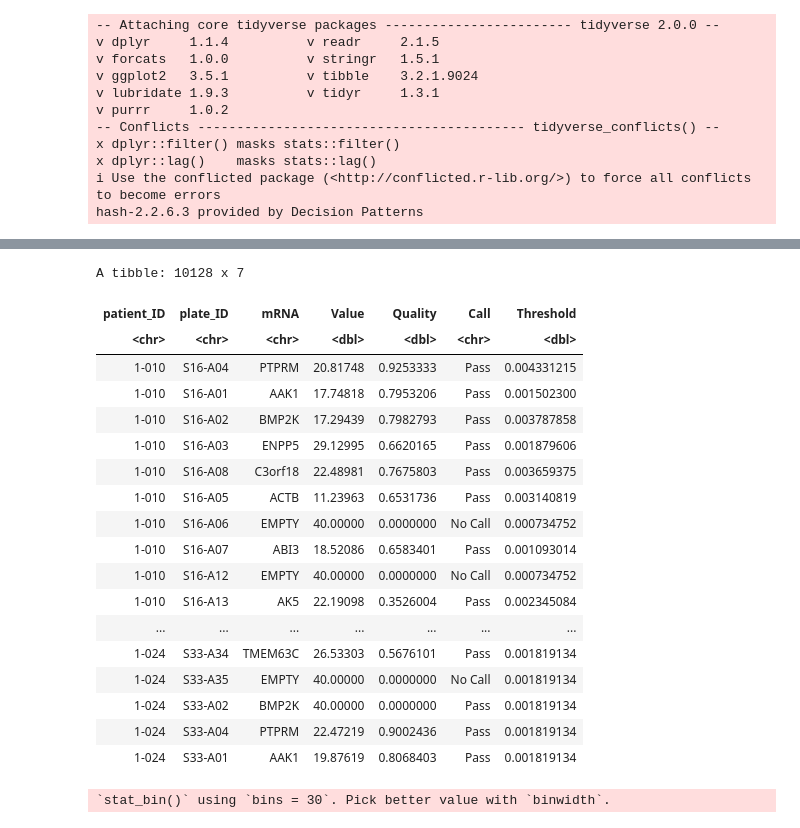
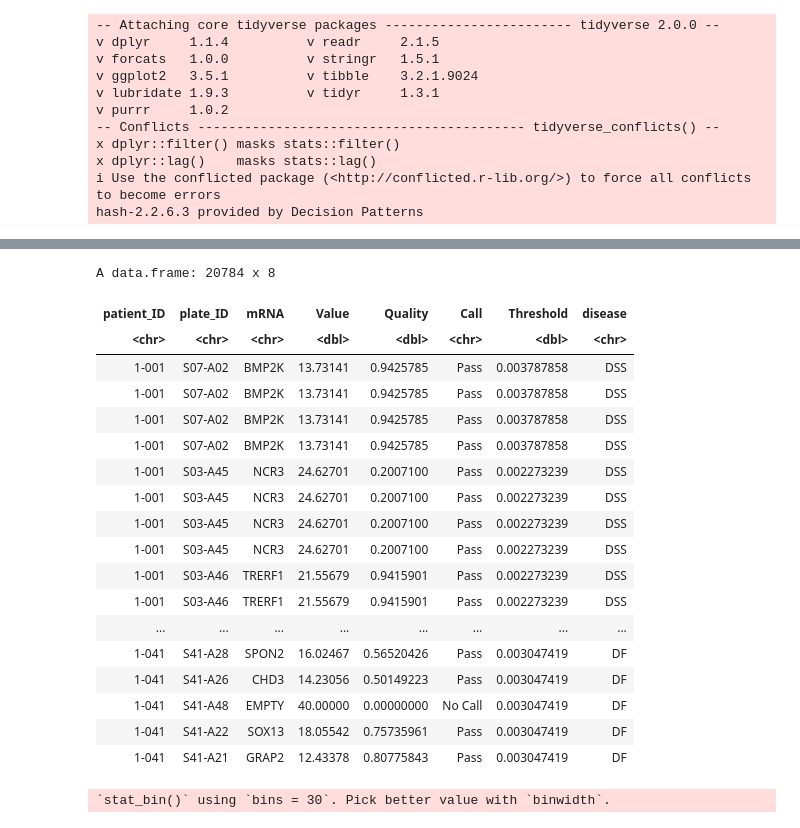
Before and after one commit to ChaosDonkey06/Stats-ML4Genomics, a Jupyter notebook: logistic_regression_R.ipynb, the cells around one changed output, grey strips where cells are left out. Saved outputs shown, nothing was run; the diff lists cells and outputs as text; code cells hidden in the pictures.

```diff
--- a/logistic_regression_R.ipynb
+++ b/logistic_regression_R.ipynb
@@ -33,13 +33,16 @@ data_df <- data_df %>%
     mutate(parameter = rownames(.)) %>%
     `rownames<-`(NULL)
 
-colnames(data_df)         <- data_df[1, ]
-data_df                   <- data_df[-1, ]
-data_disease_df           <- data_df[, c("Sample_title", "diagnosis")]
-data_disease_df[ , 3:4]   <- str_split_fixed(data_disease_df$diagnosis, ": ", 2)
-data_disease_df           <- data_disease_df[, c("Sample_title", "V4")]
-colnames(data_disease_df) <- c("patient_ID", "disease")
-data_disease_df[ , 3:5]   <- str_split_fixed(data_disease_df$patient_ID, "-", 3)
+colnames(data_df)           <- data_df[1, ]
+data_df                     <- data_df[-1, ]
+data_disease_df             <- data_df[, c("Sample_title", "diagnosis")]
+data_disease_df[ , 3:4]     <- str_split_fixed(data_disease_df$diagnosis, ": ", 2)
+data_disease_df             <- data_disease_df[, c("Sample_title", "V4")]
 
-data_disease_df
+colnames(data_disease_df)   <- c("patient_ID", "disease")
+data_disease_df[ , 3:5]     <- str_split_fixed(data_disease_df$patient_ID, "-", 3)
+data_disease_df             <- data_disease_df[, c("patient_ID", "disease",	"V3",	"V4")]
+data_disease_df$patient_ID2 <- paste(data_disease_df$V3, data_disease_df$V4, sep="-")
+data_disease_df             <- data_disease_df[, c("patient_ID2", "disease")]
+colnames(data_disease_df)   <- c("patient_ID", "disease")
 # %% [output]
@@ -87,27 +68,29 @@ A tibble: 10128 x 7
 # %%
 gene_exp_df <- read_excel("data/dengue/small_transcriptome/denv_pcr.xlsx")
 gene_exp_df %>% filter(!(patient_ID %in% "3-004-01")) -> gene_exp_df
-gene_exp_df
+
+merge(gene_exp_df, data_disease_df, by = "patient_ID") -> merged_df
+merged_df
 # %% [output]
-A tibble: 10128 x 7
+A data.frame: 20784 x 8
-| patient_ID | plate_ID | mRNA | Value | Quality | Call | Threshold |
-| <chr> | <chr> | <chr> | <dbl> | <dbl> | <chr> | <dbl> |
-| 1-010 | S16-A04 | PTPRM | 20.81748 | 0.9253333 | Pass | 0.004331215 |
-| 1-010 | S16-A01 | AAK1 | 17.74818 | 0.7953206 | Pass | 0.001502300 |
-| 1-010 | S16-A02 | BMP2K | 17.29439 | 0.7982793 | Pass | 0.003787858 |
-| 1-010 | S16-A03 | ENPP5 | 29.12995 | 0.6620165 | Pass | 0.001879606 |
-| 1-010 | S16-A08 | C3orf18 | 22.48981 | 0.7675803 | Pass | 0.003659375 |
-| 1-010 | S16-A05 | ACTB | 11.23963 | 0.6531736 | Pass | 0.003140819 |
-| 1-010 | S16-A06 | EMPTY | 40.00000 | 0.0000000 | No Call | 0.000734752 |
-| 1-010 | S16-A07 | ABI3 | 18.52086 | 0.6583401 | Pass | 0.001093014 |
-| 1-010 | S16-A12 | EMPTY | 40.00000 | 0.0000000 | No Call | 0.000734752 |
-| 1-010 | S16-A13 | AK5 | 22.19098 | 0.3526004 | Pass | 0.002345084 |
-| ... | ... | ... | ... | ... | ... | ... |
-| 1-024 | S33-A34 | TMEM63C | 26.53303 | 0.5676101 | Pass | 0.001819134 |
-| 1-024 | S33-A35 | EMPTY | 40.00000 | 0.0000000 | No Call | 0.001819134 |
-| 1-024 | S33-A02 | BMP2K | 40.00000 | 0.0000000 | Pass | 0.001819134 |
-| 1-024 | S33-A04 | PTPRM | 22.47219 | 0.9002436 | Pass | 0.001819134 |
-| 1-024 | S33-A01 | AAK1 | 19.87619 | 0.8068403 | Pass | 0.001819134 |
+| patient_ID | plate_ID | mRNA | Value | Quality | Call | Threshold | disease |
+| <chr> | <chr> | <chr> | <dbl> | <dbl> | <chr> | <dbl> | <chr> |
+| 1-001 | S07-A02 | BMP2K | 13.73141 | 0.9425785 | Pass | 0.003787858 | DSS |
+| 1-001 | S07-A02 | BMP2K | 13.73141 | 0.9425785 | Pass | 0.003787858 | DSS |
+| 1-001 | S07-A02 | BMP2K | 13.73141 | 0.9425785 | Pass | 0.003787858 | DSS |
+| 1-001 | S07-A02 | BMP2K | 13.73141 | 0.9425785 | Pass | 0.003787858 | DSS |
+| 1-001 | S03-A45 | NCR3 | 24.62701 | 0.2007100 | Pass | 0.002273239 | DSS |
+| 1-001 | S03-A45 | NCR3 | 24.62701 | 0.2007100 | Pass | 0.002273239 | DSS |
+| 1-001 | S03-A45 | NCR3 | 24.62701 | 0.2007100 | Pass | 0.002273239 | DSS |
+| 1-001 | S03-A45 | NCR3 | 24.62701 | 0.2007100 | Pass | 0.002273239 | DSS |
+| 1-001 | S03-A46 | TRERF1 | 21.55679 | 0.9415901 | Pass | 0.002273239 | DSS |
+| 1-001 | S03-A46 | TRERF1 | 21.55679 | 0.9415901 | Pass | 0.002273239 | DSS |
+| ... | ... | ... | ... | ... | ... | ... | ... |
+| 1-041 | S41-A28 | SPON2 | 16.02467 | 0.56520426 | Pass | 0.003047419 | DF |
+| 1-041 | S41-A26 | CHD3 | 14.23056 | 0.50149223 | Pass | 0.003047419 | DF |
+| 1-041 | S41-A48 | EMPTY | 40.00000 | 0.00000000 | No Call | 0.003047419 | DF |
+| 1-041 | S41-A22 | SOX13 | 18.05542 | 0.75735961 | Pass | 0.003047419 | DF |
+| 1-041 | S41-A21 | GRAP2 | 12.43378 | 0.80775843 | Pass | 0.003047419 | DF |
 # %%
 library(ggplot2)
 
```
Also changed, not shown: parts of 4 cells of this notebook, 4 other files.
